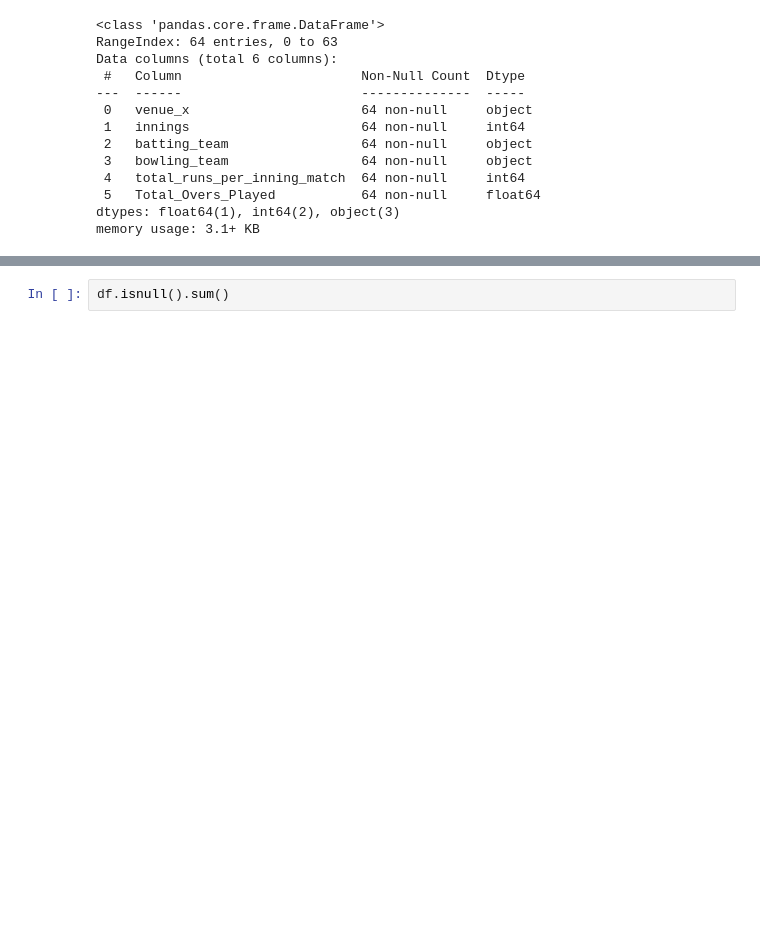
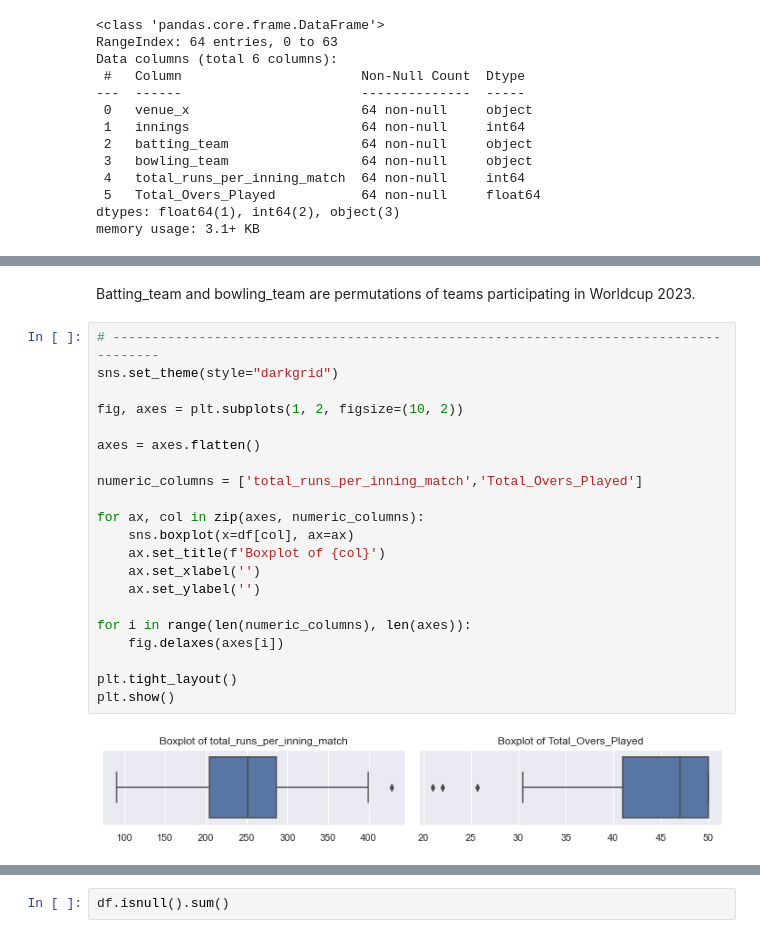
Before and after one commit to NancyPatel11/Data-Mining-Course-Project-3, a Jupyter notebook: code_files/total_over_prediction.ipynb, the cells around one changed output, grey strips where cells are left out. Saved outputs shown, nothing was run; the diff lists cells and outputs as text; blank space fills up the shorter version.

Commit message:
added EDA for over prediction

```diff
--- a/code_files/total_over_prediction.ipynb
+++ b/code_files/total_over_prediction.ipynb
@@ -79,0 +109,25 @@ memory usage: 3.1+ KB
+# %% [markdown]
+Batting_team and bowling_team are permutations of teams participating in Worldcup 2023.
+# %%
+# --------------------------------------------------------------------------------------
+sns.set_theme(style="darkgrid")
+
+fig, axes = plt.subplots(1, 2, figsize=(10, 2))
+
+axes = axes.flatten()
+
+numeric_columns = ['total_runs_per_inning_match','Total_Overs_Played']
+
+for ax, col in zip(axes, numeric_columns):
+    sns.boxplot(x=df[col], ax=ax)
+    ax.set_title(f'Boxplot of {col}')
+    ax.set_xlabel('')
+    ax.set_ylabel('')
+
+for i in range(len(numeric_columns), len(axes)):
+    fig.delaxes(axes[i])
+
+plt.tight_layout()
+plt.show()
+# %% [output]
+[figure, added]
```
Also changed, not shown: parts of 26 cells of this notebook.
